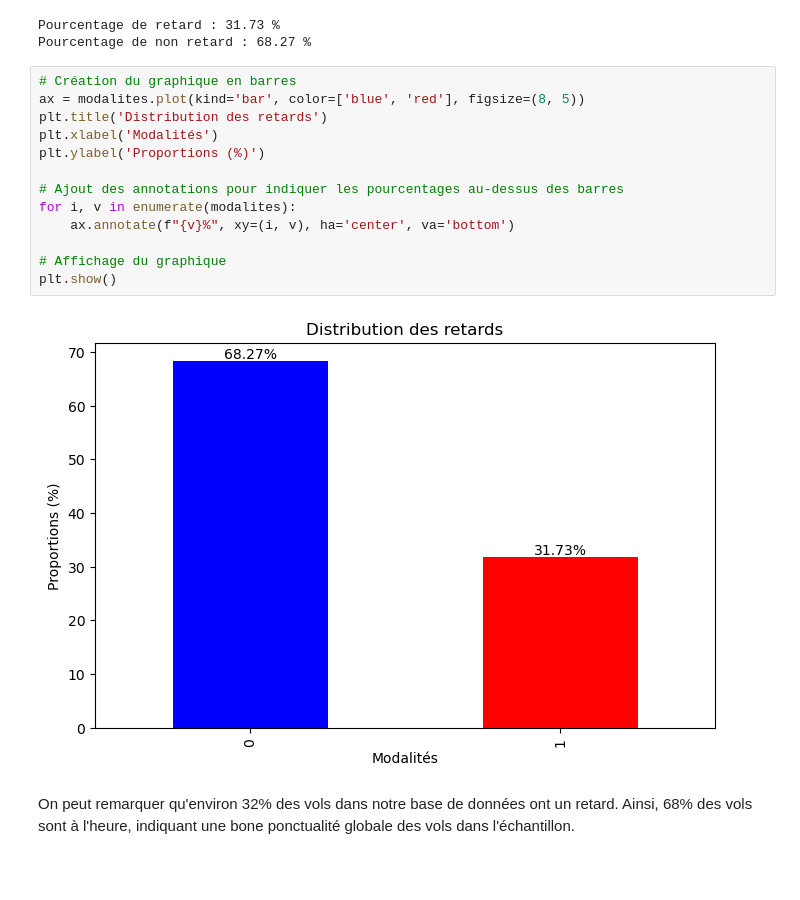
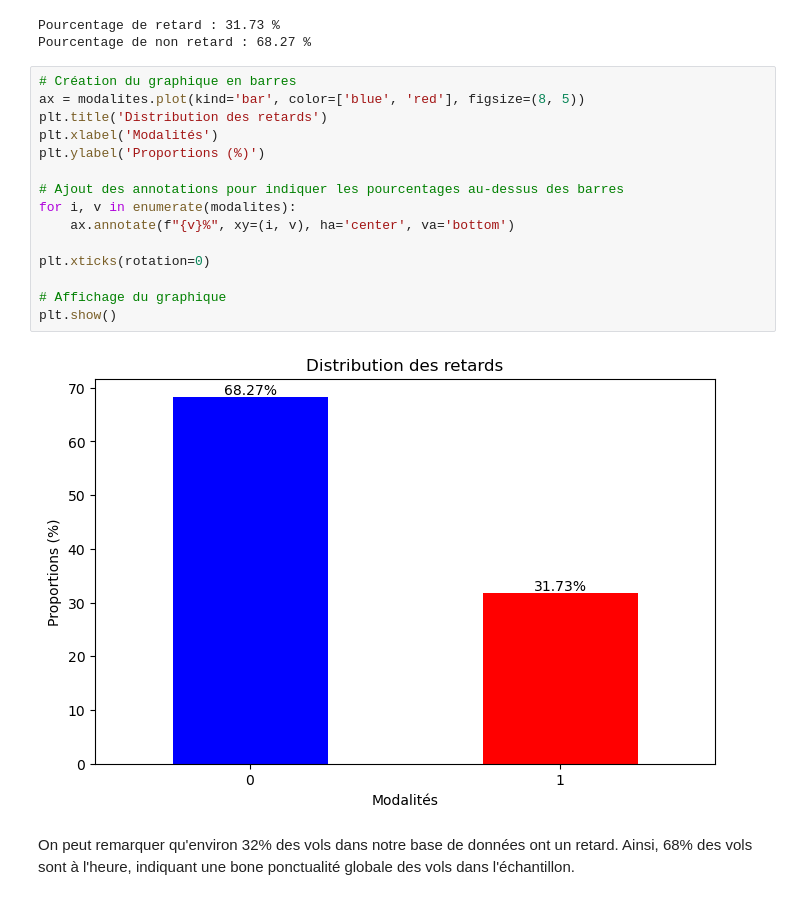
Before and after one commit to OUALYoss/Projet_Python-pour-la-data-science, a Jupyter notebook: Code_.ipynb, the cells around one changed output. Saved outputs shown, nothing was run; the diff lists cells and outputs as text; blank space fills up the shorter version.

Commit message:
Ajouts graph partie 2

```diff
--- a/Code_.ipynb
+++ b/Code_.ipynb
@@ -619,18 +626,20 @@ Pourcentage de non retard : 68.27 %
 # %%
 # Création du graphique en barres
 ax = modalites.plot(kind='bar', color=['blue', 'red'], figsize=(8, 5))
 plt.title('Distribution des retards')
 plt.xlabel('Modalités')
 plt.ylabel('Proportions (%)')
 
 # Ajout des annotations pour indiquer les pourcentages au-dessus des barres
 for i, v in enumerate(modalites):
     ax.annotate(f"{v}%", xy=(i, v), ha='center', va='bottom')
 
+plt.xticks(rotation=0)
+
 # Affichage du graphique
 plt.show()
 # %% [output]
-[figure, old version]
+[figure, new version]
 # %% [markdown]
 On peut remarquer qu'environ 32% des vols dans notre base de données ont un retard. Ainsi, 68% des vols sont à l'heure, indiquant une bone ponctualité globale des vols dans l'échantillon.
 # %%
```
Also changed, not shown: parts of 6 cells of this notebook.
